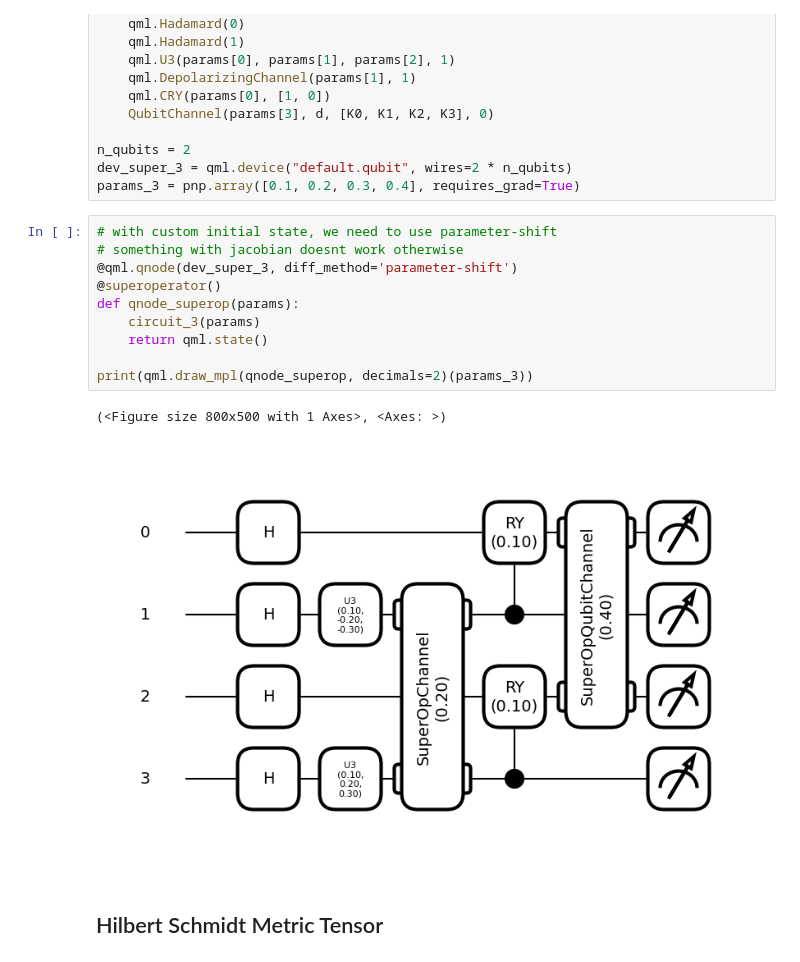
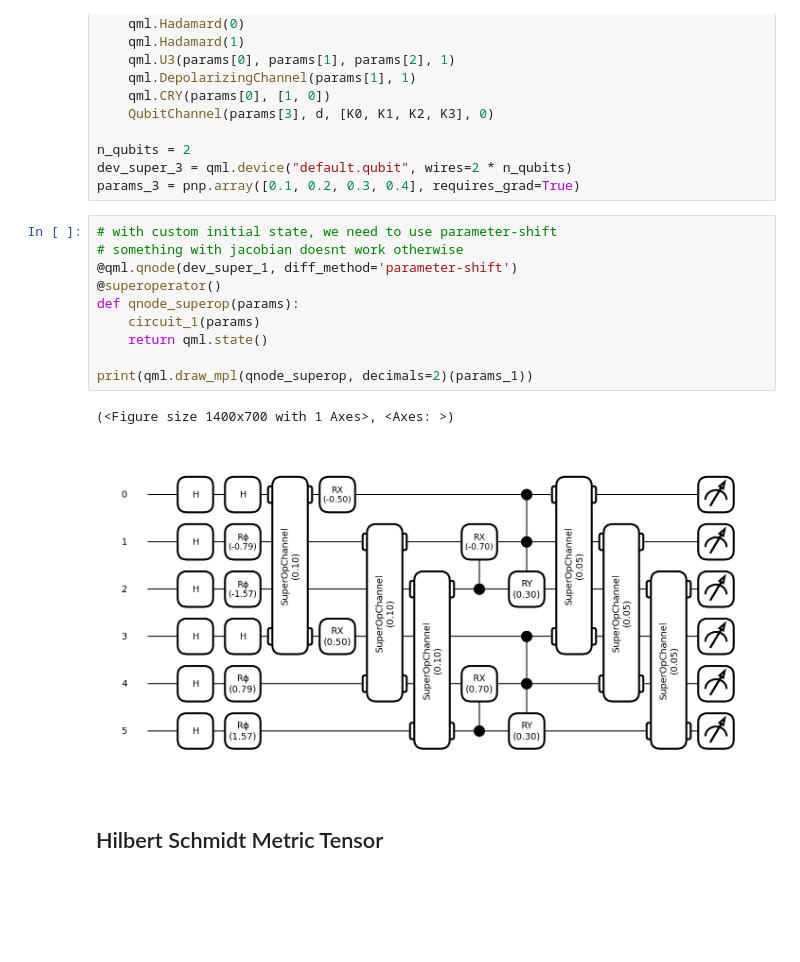
Before and after one commit to Gopal-Dahale/qng-superop, a Jupyter notebook: notebooks/2_hsmt.ipynb, the cells around one changed output. Cells and saved outputs as stored; diff of their text form; blank space fills up the shorter version.

```diff
--- a/notebooks/2_hsmt.ipynb
+++ b/notebooks/2_hsmt.ipynb
@@ -101,16 +107,16 @@ params_3 = pnp.array([0.1, 0.2, 0.3, 0.4], requires_grad=True)
 # %%
 # with custom initial state, we need to use parameter-shift
 # something with jacobian doesnt work otherwise
-@qml.qnode(dev_super_3, diff_method='parameter-shift')
+@qml.qnode(dev_super_1, diff_method='parameter-shift')
 @superoperator()
 def qnode_superop(params):
-    circuit_3(params)
+    circuit_1(params)
     return qml.state()
 
-print(qml.draw_mpl(qnode_superop, decimals=2)(params_3))
+print(qml.draw_mpl(qnode_superop, decimals=2)(params_1))
 # %% [output]
-(<Figure size 800x500 with 1 Axes>, <Axes: >)
+(<Figure size 1400x700 with 1 Axes>, <Axes: >)
-[figure, old version]
+[figure, new version]
 # %% [markdown]
 ## Hilbert Schmidt Metric Tensor
 # %%
```
Also changed, not shown: parts of 4 cells of this notebook, 4 other files.
